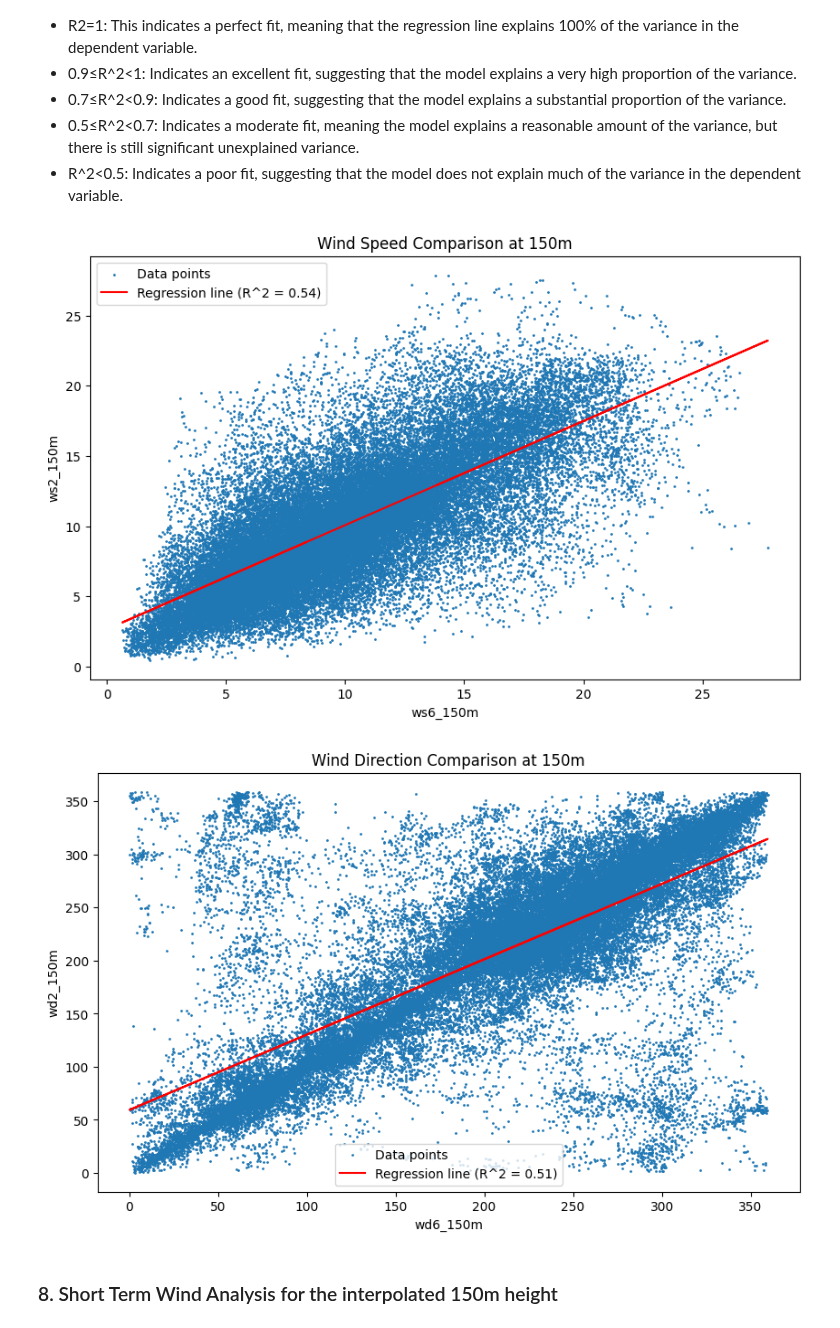
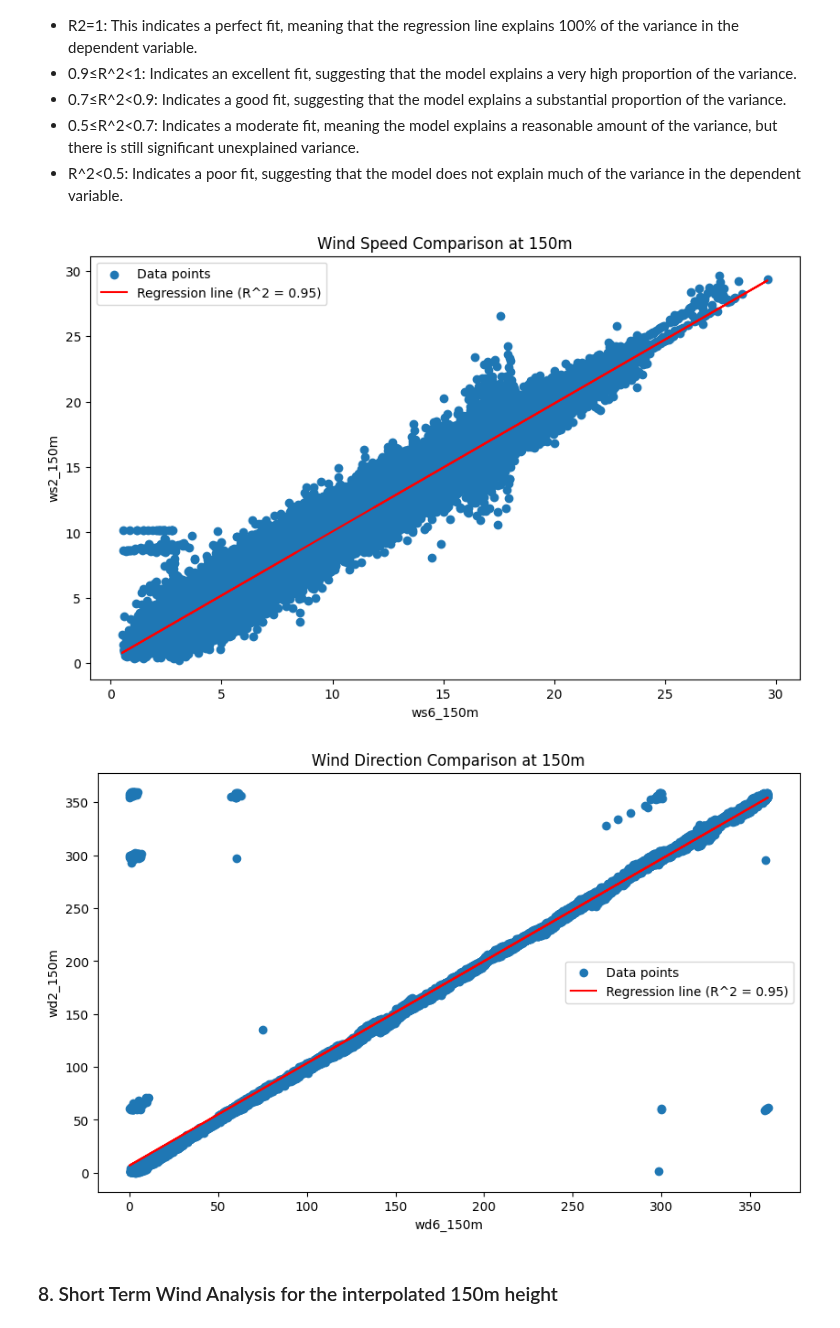
Before and after one commit to boujuan/StudentProject-Yield-Predictions-Offshore, a Jupyter notebook: Short_term_wind_climate_Julia.ipynb, the cells around one changed output. Cells and saved outputs as stored; diff of their text form; code cells hidden in the pictures.

```diff
--- a/Short_term_wind_climate_Julia.ipynb
+++ b/Short_term_wind_climate_Julia.ipynb
@@ -231,0 +217,8 @@ plt.show()
+# %%
+def replace_nan_and_select_1yr(dataframe):
+    dataframe = dataframe.fillna(dataframe.mean())
+    dataframe = dataframe.iloc[:52704]
+    return dataframe
+
+filtered_buoy2 = replace_nan_and_select_1yr(df_buoy_2)
+filtered_buoy2
@@ -231,0 +240,4 @@ plt.show()
+# %%
+explore_and_prefilter_df(df_buoy_6)
+filtered_buoy6 = replace_nan_and_select_1yr(df_buoy_6)
+filtered_buoy6
@@ -311,10 +281,6 @@ The length of wd_nanfilter6 array: 55057
 ![image.png](attachment:image.png)
 # %%
 def interpolate_arrays(array1, array2, height1, height2, target_height):
-
-    min_length = min(len(array1), len(array2))#for
-    array1 = array1[:min_length]
-    array2 = array2[:min_length]
 
     # Calculate the interpolation factor
     factor = (target_height - height1) / (height2 - height1) #factor = (x-x1)/(x2-x1)
@@ -323,17 +289,15 @@ def interpolate_arrays(array1, array2, height1, height2, target_height):
 
     return interpolated_array
 
-ws6_150m = interpolate_arrays(ws6_nanfilters[3], ws6_nanfilters[4], 140, 200, 150)
-wd6_150m = interpolate_arrays(wd6_nanfilters[3], wd6_nanfilters[4], 140,200, 150 )
-ws2_150m = interpolate_arrays(ws2_nanfilters[3], ws2_nanfilters[4],  140,200, 150 )
-wd2_150m = interpolate_arrays(wd2_nanfilters[3], wd2_nanfilters[4],  140,200, 150 )
+ws6_150m = interpolate_arrays(filtered_buoy6['wind_speed_140m'], filtered_buoy6['wind_speed_200m'], 140, 200, 150)
+wd6_150m = interpolate_arrays(filtered_buoy6['wind_direction_140m'], filtered_buoy6['wind_direction_200m'], 140, 200, 150)
+ws2_150m = interpolate_arrays(filtered_buoy2['wind_speed_140m'], filtered_buoy2['wind_speed_200m'], 140, 200, 150)
+wd2_150m = interpolate_arrays(filtered_buoy2['wind_direction_140m'], filtered_buoy2['wind_direction_200m'], 140, 200, 150)
 
 #test if they have the same shape
 print(ws6_150m.shape)
 print(wd6_150m.shape)
-print(time6_filtered[4].shape)
 print()
 print(ws2_150m.shape)
 print(wd2_150m.shape)
-print(time2_filtered[4].shape)
 # %% [output]
@@ -352,40 +314,31 @@ print(time2_filtered[4].shape)
 - 0.5≤R^2<0.7: Indicates a moderate fit, meaning the model explains a reasonable amount of the variance, but there is still significant unexplained variance.
 - R^2<0.5: Indicates a poor fit, suggesting that the model does not explain much of the variance in the dependent variable.
 # %%
-import matplotlib.pyplot as plt
-
-# def trim_arrays(x, y):
-#     min_length = min(len(x), len(y))
-#     return x[:min_length], y[:min_length]
-
-
 def plot_scatter_with_regression(x, y, xlabel, ylabel, title):
-   # x, y = trim_arrays(x, y)
-
     # Perform linear regression
     slope, intercept, r_value, p_value, std_err = linregress(x, y)
 
     # Create scatter plot
     plt.figure(figsize=(10, 6))
-    plt.scatter(x, y, label='Data points', s=1)
+    plt.scatter(x, y, label='Data points') #s=1 change scatter point size
 
     # Plot regression line
     plt.plot(x, slope * x + intercept, color='red', label=f'Regression line (R^2 = {r_value**2:.2f})')
 
     plt.xlabel(xlabel)
     plt.ylabel(ylabel)
     plt.title(title)
     plt.legend()
     plt.show()
 
 # Scatter plot for wind speed
-plot_scatter_with_regression(ws6_150m[:52704], ws2_150m[:52704], 'ws6_150m', 'ws2_150m', 'Wind Speed Comparison at 150m') #52704 intervall points for one year
+plot_scatter_with_regression(ws6_150m, ws2_150m, 'ws6_150m', 'ws2_150m', 'Wind Speed Comparison at 150m') #52704 intervall points for one year
 
 # Scatter plot for wind direction
-plot_scatter_with_regression(wd6_150m[:52704], wd2_150m[:52704], 'wd6_150m', 'wd2_150m', 'Wind Direction Comparison at 150m')
+plot_scatter_with_regression(wd6_150m, wd2_150m, 'wd6_150m', 'wd2_150m', 'Wind Direction Comparison at 150m')
 # %% [output]
-[figure, old version]
+[figure, new version]
-[figure, old version]
+[figure, new version]
 # %% [markdown]
 ### 8. Short Term Wind Analysis for the interpolated 150m height
 # %%
```
Also changed, not shown: parts of 13 cells of this notebook.
